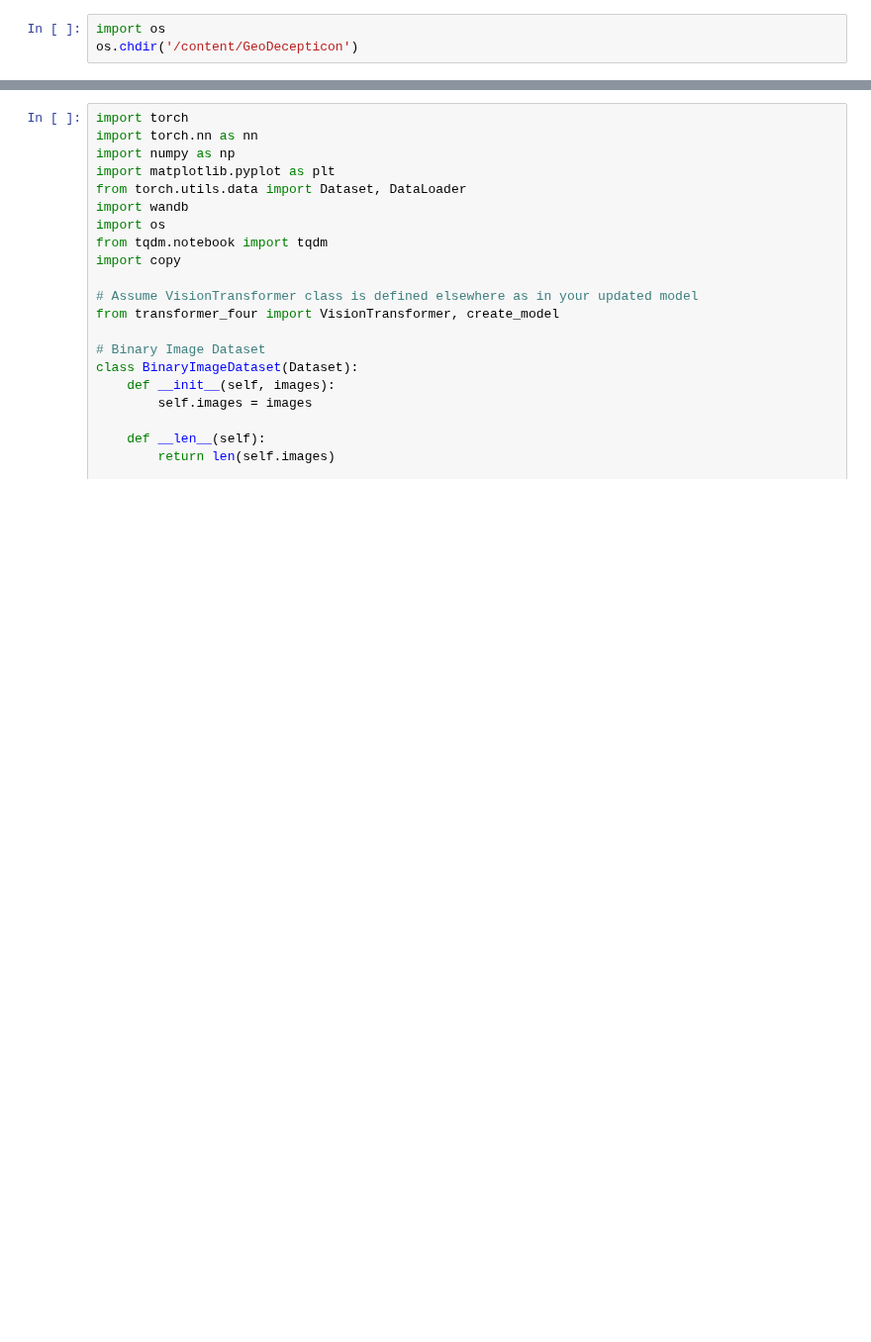
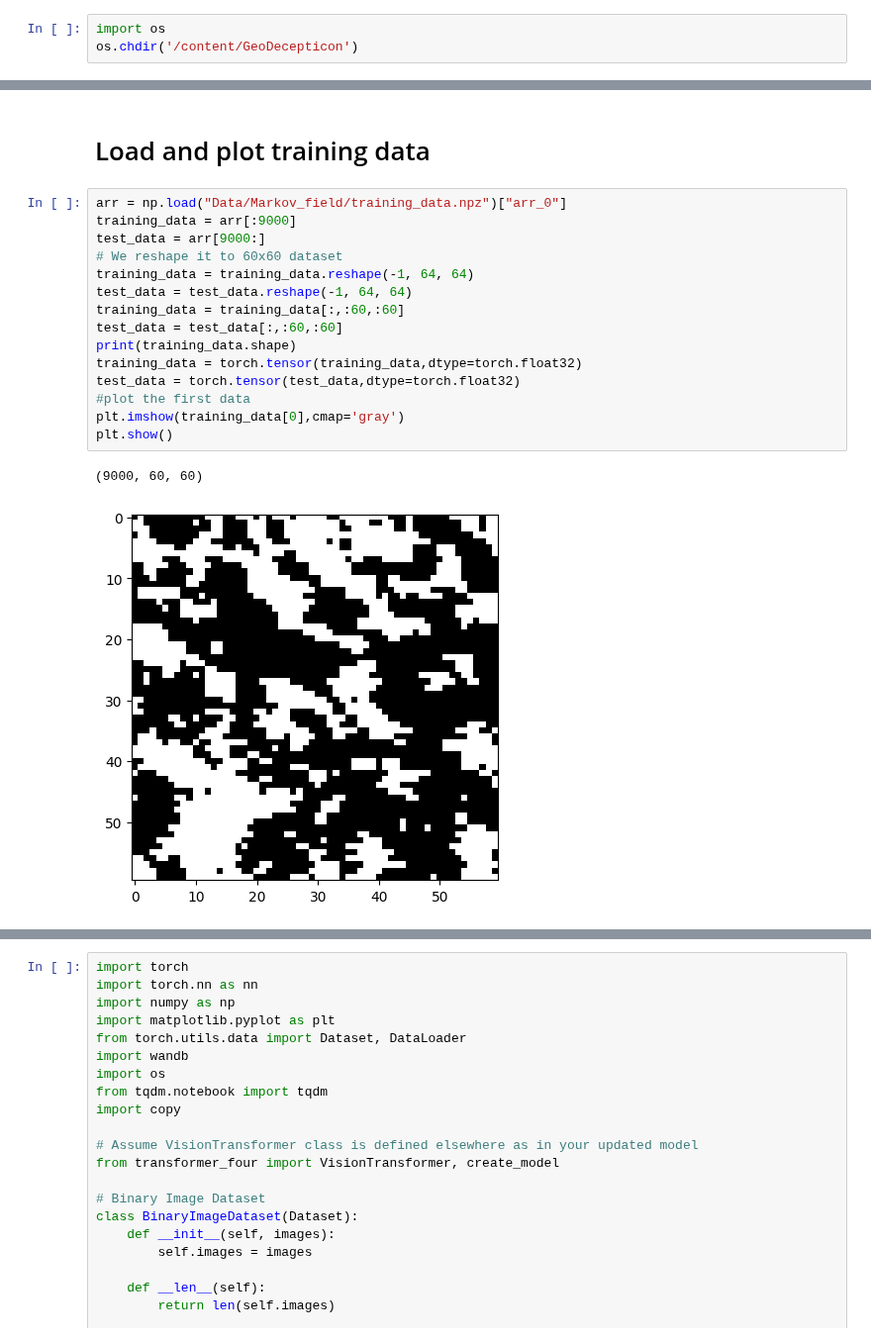
Before and after one commit to OscarOvanger/GeoDecepticon, a Jupyter notebook: 4x4_transformer_training.ipynb, the cells around one changed output, grey strips where cells are left out. Shown at 99% size. Drawn from its saved outputs; the diff is of its cells as text; blank space fills up the shorter version.

```diff
--- a/4x4_transformer_training.ipynb
+++ b/4x4_transformer_training.ipynb
@@ -38,0 +43,20 @@ os.chdir('/content/GeoDecepticon')
+# %% [markdown]
+# Load and plot training data
+# %%
+arr = np.load("Data/Markov_field/training_data.npz")["arr_0"]
+training_data = arr[:9000]
+test_data = arr[9000:]
+# We reshape it to 60x60 dataset
+training_data = training_data.reshape(-1, 64, 64)
+test_data = test_data.reshape(-1, 64, 64)
+training_data = training_data[:,:60,:60]
+test_data = test_data[:,:60,:60]
+print(training_data.shape)
+training_data = torch.tensor(training_data,dtype=torch.float32)
+test_data = torch.tensor(test_data,dtype=torch.float32)
+#plot the first data
+plt.imshow(training_data[0],cmap='gray')
+plt.show()
+# %% [output]
+(9000, 60, 60)
+[figure, added]
```
Also changed, not shown: parts of 7 cells of this notebook.
